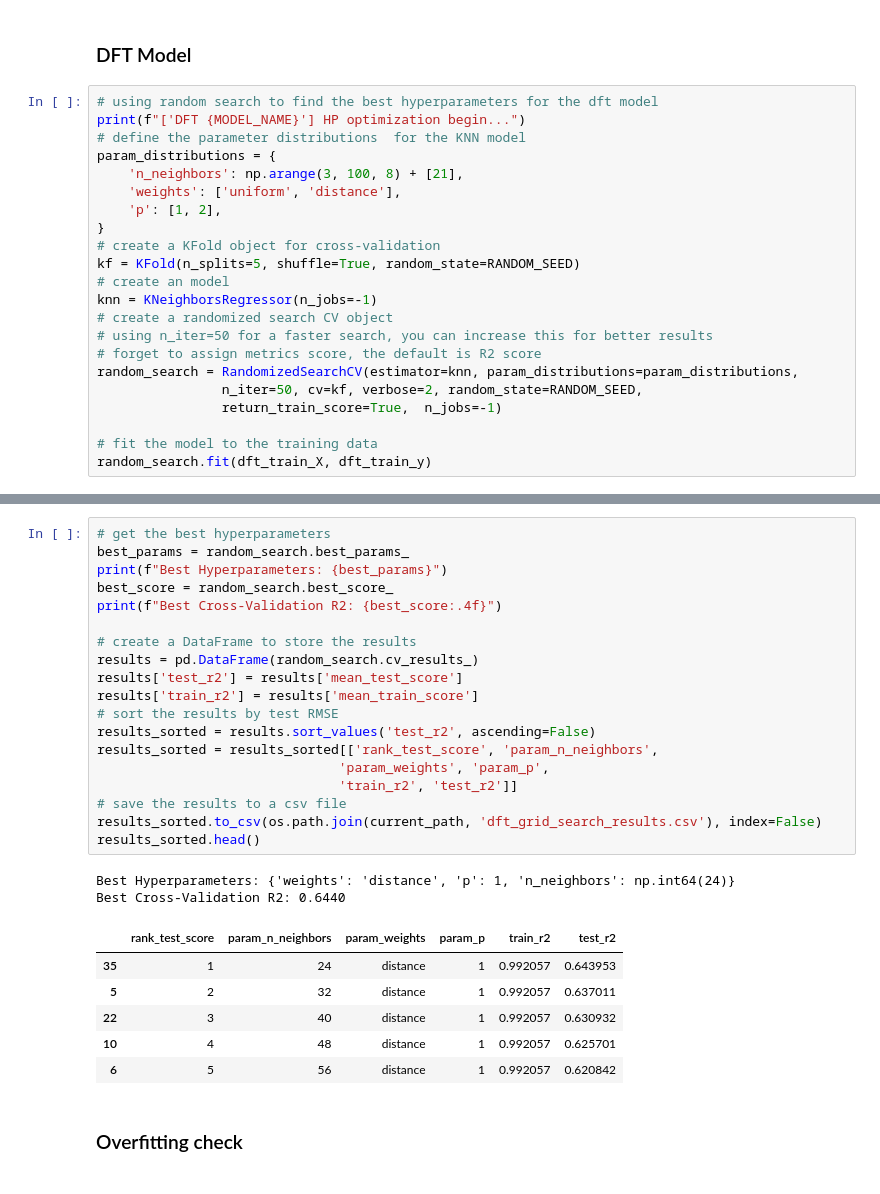
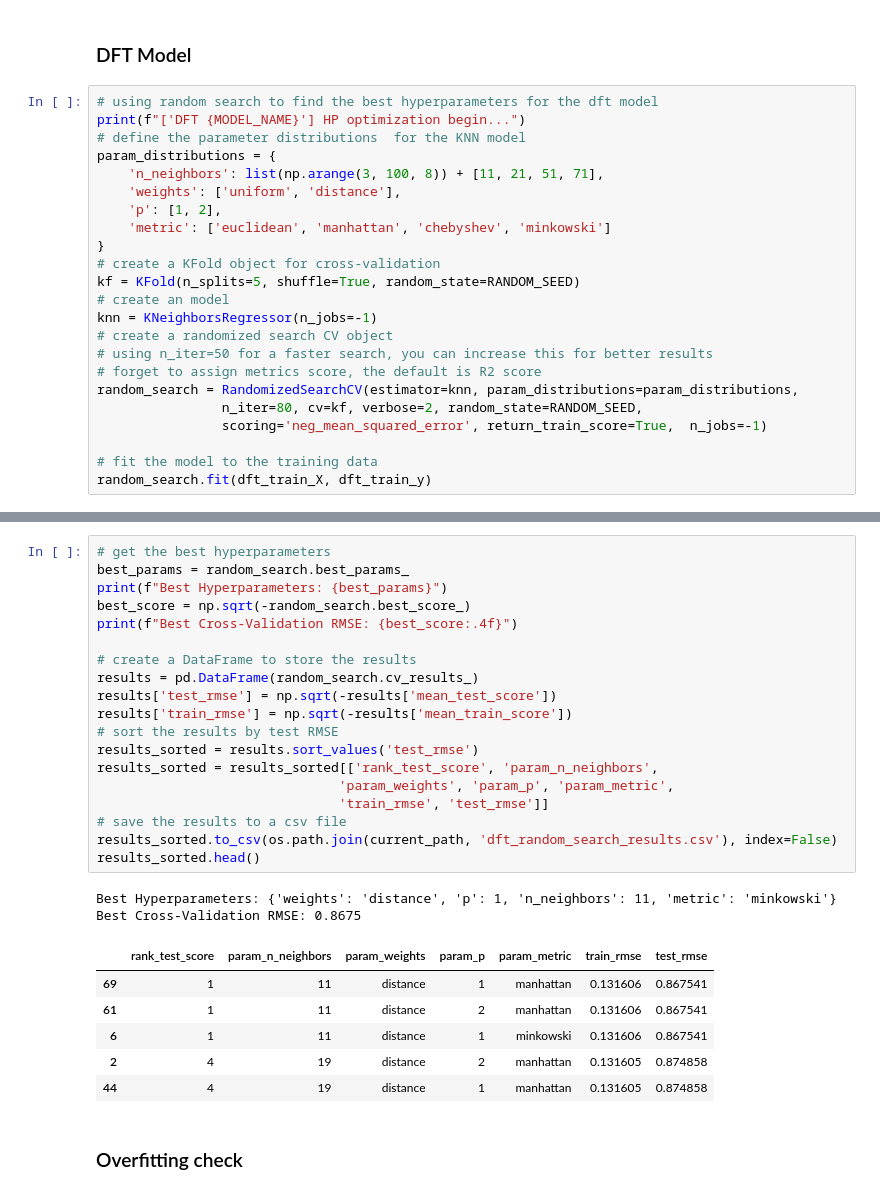
Before and after one commit to Four-Q/Band-gap-predict, a Jupyter notebook: SingleModels/KNN/HyperParameterSearch.ipynb, the cells around one changed output, grey strips where cells are left out. Drawn from its saved outputs; the diff is of its cells as text.

Commit message:
finish all hp search

```diff
--- a/SingleModels/KNN/HyperParameterSearch.ipynb
+++ b/SingleModels/KNN/HyperParameterSearch.ipynb
@@ -54,9 +54,10 @@ exp_test_y = exp_test['band_gap']
 print(f"['DFT {MODEL_NAME}'] HP optimization begin...")
 # define the parameter distributions  for the KNN model
 param_distributions = {
-    'n_neighbors': np.arange(3, 100, 8) + [21],
+    'n_neighbors': list(np.arange(3, 100, 8)) + [11, 21, 51, 71],
     'weights': ['uniform', 'distance'],
     'p': [1, 2],
+    'metric': ['euclidean', 'manhattan', 'chebyshev', 'minkowski']
 }
 # create a KFold object for cross-validation
 kf = KFold(n_splits=5, shuffle=True, random_state=RANDOM_SEED)
@@ -66,8 +67,8 @@ knn = KNeighborsRegressor(n_jobs=-1)
 # using n_iter=50 for a faster search, you can increase this for better results
 # forget to assign metrics score, the default is R2 score
 random_search = RandomizedSearchCV(estimator=knn, param_distributions=param_distributions,
-                n_iter=50, cv=kf, verbose=2, random_state=RANDOM_SEED,
-                return_train_score=True,  n_jobs=-1)
+                n_iter=80, cv=kf, verbose=2, random_state=RANDOM_SEED,
+                scoring='neg_mean_squared_error', return_train_score=True,  n_jobs=-1)
 
 # fit the model to the training data
 random_search.fit(dft_train_X, dft_train_y)
@@ -84,31 +90,31 @@ RandomizedSearchCV(cv=KFold(n_splits=5, random_state=42, shuffle=True),
 # %%
 # get the best hyperparameters
 best_params = random_search.best_params_
 print(f"Best Hyperparameters: {best_params}")
-best_score = random_search.best_score_
-print(f"Best Cross-Validation R2: {best_score:.4f}")
+best_score = np.sqrt(-random_search.best_score_)
+print(f"Best Cross-Validation RMSE: {best_score:.4f}")
 
 # create a DataFrame to store the results
 results = pd.DataFrame(random_search.cv_results_)
-results['test_r2'] = results['mean_test_score']
-results['train_r2'] = results['mean_train_score']
+results['test_rmse'] = np.sqrt(-results['mean_test_score'])
+results['train_rmse'] = np.sqrt(-results['mean_train_score'])
 # sort the results by test RMSE
-results_sorted = results.sort_values('test_r2', ascending=False)
+results_sorted = results.sort_values('test_rmse')
 results_sorted = results_sorted[['rank_test_score', 'param_n_neighbors',
-                               'param_weights', 'param_p',
-                               'train_r2', 'test_r2']]
+                               'param_weights', 'param_p', 'param_metric',
+                               'train_rmse', 'test_rmse']]
 # save the results to a csv file
-results_sorted.to_csv(os.path.join(current_path, 'dft_grid_search_results.csv'), index=False)
+results_sorted.to_csv(os.path.join(current_path, 'dft_random_search_results.csv'), index=False)
 results_sorted.head()
 # %% [output]
-Best Hyperparameters: {'weights': 'distance', 'p': 1, 'n_neighbors': np.int64(24)}
-Best Cross-Validation R2: 0.6440
+Best Hyperparameters: {'weights': 'distance', 'p': 1, 'n_neighbors': 11, 'metric': 'minkowski'}
+Best Cross-Validation RMSE: 0.8675
-|  | rank_test_score | param_n_neighbors | param_weights | param_p | train_r2 | test_r2 |
-| 35 | 1 | 24 | distance | 1 | 0.992057 | 0.643953 |
-| 5 | 2 | 32 | distance | 1 | 0.992057 | 0.637011 |
-| 22 | 3 | 40 | distance | 1 | 0.992057 | 0.630932 |
-| 10 | 4 | 48 | distance | 1 | 0.992057 | 0.625701 |
-| 6 | 5 | 56 | distance | 1 | 0.992057 | 0.620842 |
+|  | rank_test_score | param_n_neighbors | param_weights | param_p | param_metric | train_rmse | test_rmse |
+| 69 | 1 | 11 | distance | 1 | manhattan | 0.131606 | 0.867541 |
+| 61 | 1 | 11 | distance | 2 | manhattan | 0.131606 | 0.867541 |
+| 6 | 1 | 11 | distance | 1 | minkowski | 0.131606 | 0.867541 |
+| 2 | 4 | 19 | distance | 2 | manhattan | 0.131605 | 0.874858 |
+| 44 | 4 | 19 | distance | 1 | manhattan | 0.131605 | 0.874858 |
 # %% [markdown]
 ### Overfitting check
 # %%
```
Also changed, not shown: parts of 7 cells of this notebook, 38 other files.
